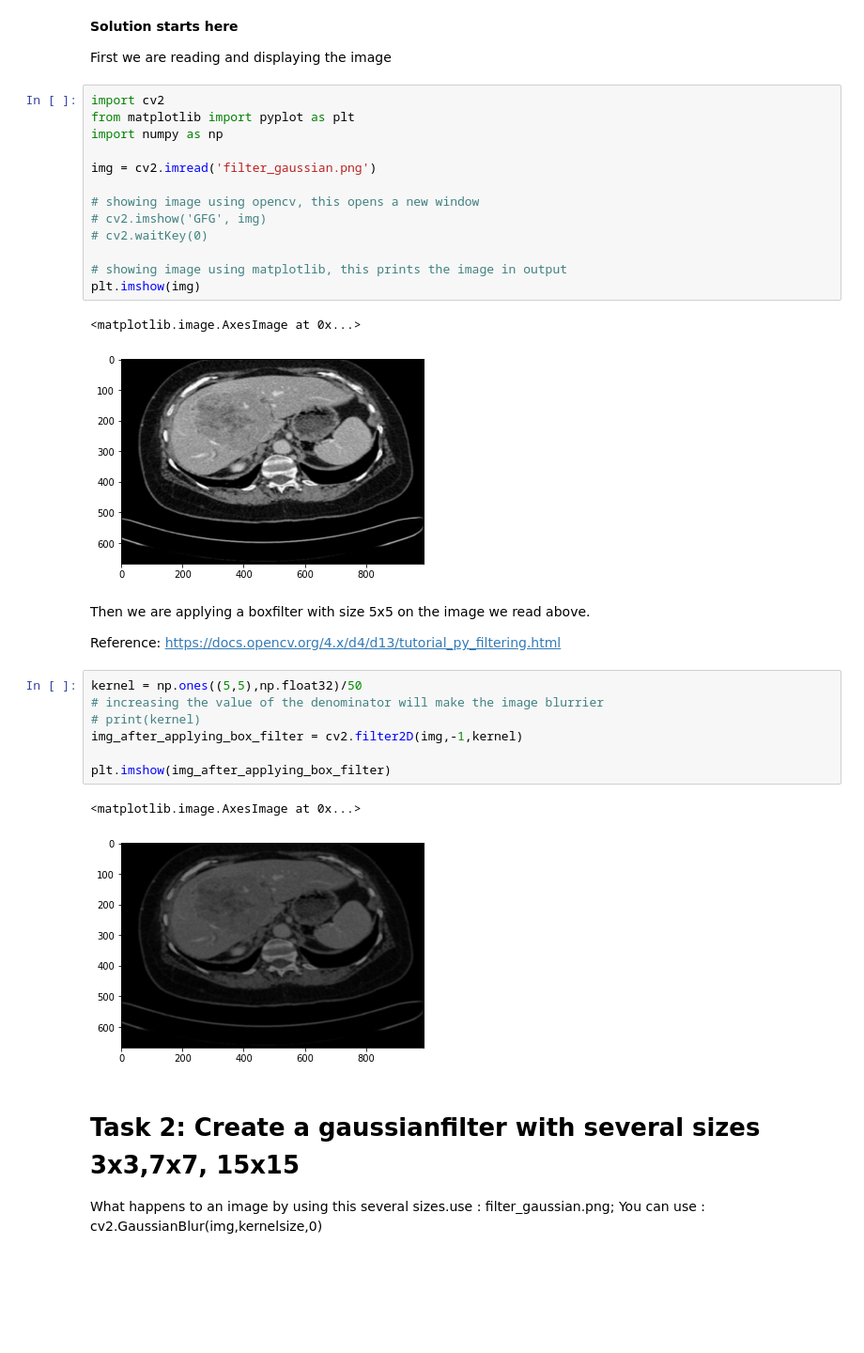
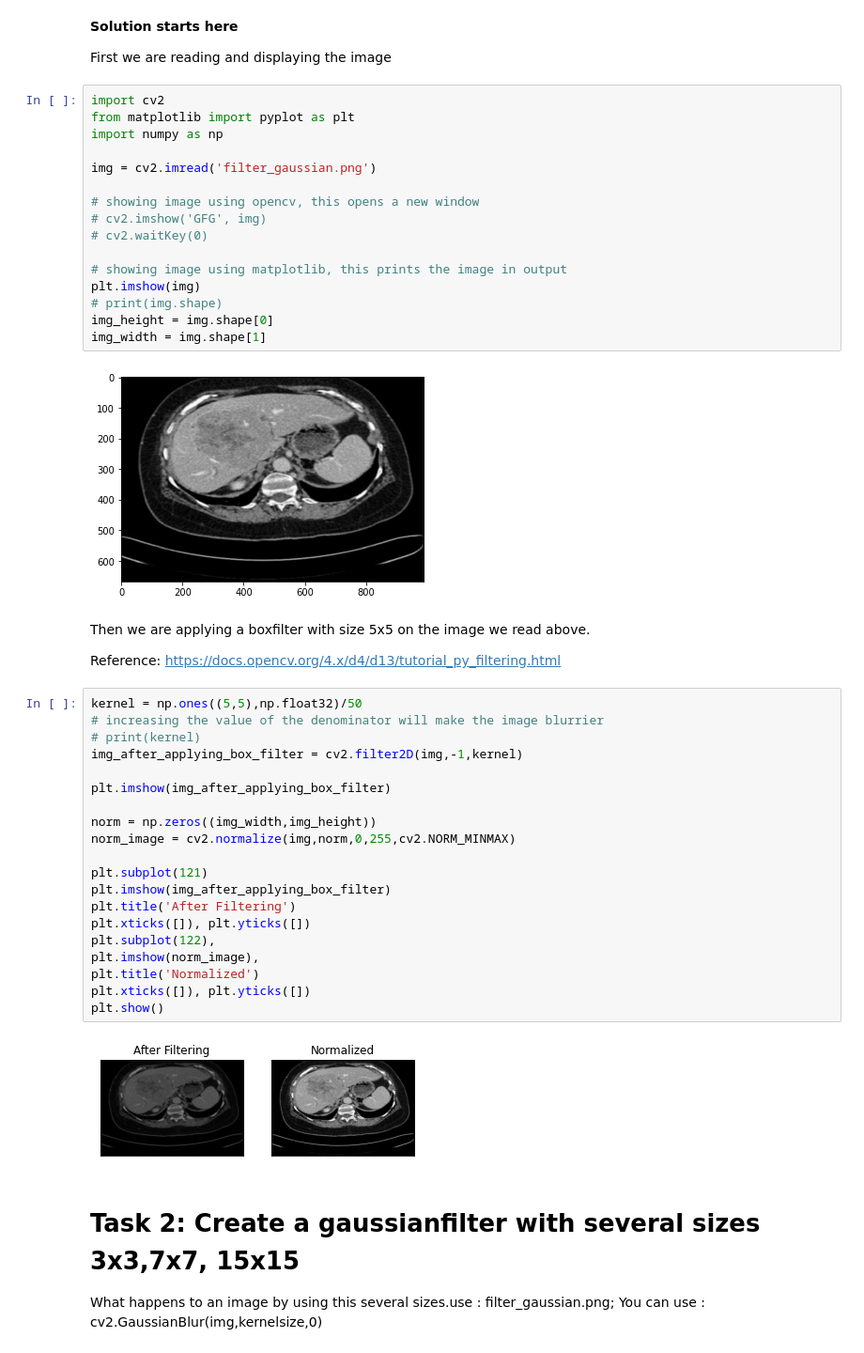
Before and after one commit to hmcyrus/python-image-processing, a Jupyter notebook: 5th exercise/completed.ipynb, the cells around one changed output. Shown at 94% size. Cells and saved outputs as stored; diff of their text form; blank space fills up the shorter version.

Commit message:
normalized images after applying filters

```diff
--- a/5th exercise/completed.ipynb
+++ b/5th exercise/completed.ipynb
@@ -26,8 +26,10 @@ img = cv2.imread('filter_gaussian.png')
 
 # showing image using matplotlib, this prints the image in output
 plt.imshow(img)
+# print(img.shape)
+img_height = img.shape[0]
+img_width = img.shape[1]
 # %% [output]
-<matplotlib.image.AxesImage at 0x...>
 [figure]
 # %% [markdown]
 Then we are applying a boxfilter with size 5x5 on the image we read above.
@@ -36,13 +38,25 @@ Reference: https://docs.opencv.org/4.x/d4/d13/tutorial_py_filtering.html
 # %%
 kernel = np.ones((5,5),np.float32)/50
 # increasing the value of the denominator will make the image blurrier
 # print(kernel)
 img_after_applying_box_filter = cv2.filter2D(img,-1,kernel)
 
 plt.imshow(img_after_applying_box_filter)
+
+norm = np.zeros((img_width,img_height))
+norm_image = cv2.normalize(img,norm,0,255,cv2.NORM_MINMAX)
+
+plt.subplot(121)
+plt.imshow(img_after_applying_box_filter)
+plt.title('After Filtering')
+plt.xticks([]), plt.yticks([])
+plt.subplot(122),
+plt.imshow(norm_image),
+plt.title('Normalized')
+plt.xticks([]), plt.yticks([])
+plt.show()
 # %% [output]
-<matplotlib.image.AxesImage at 0x...>
-[figure, old version]
+[figure, new version]
 # %% [markdown]
 # Task 2: Create a gaussianfilter with several sizes 3x3,7x7, 15x15
 
```
Also changed, not shown: parts of 8 cells of this notebook.
